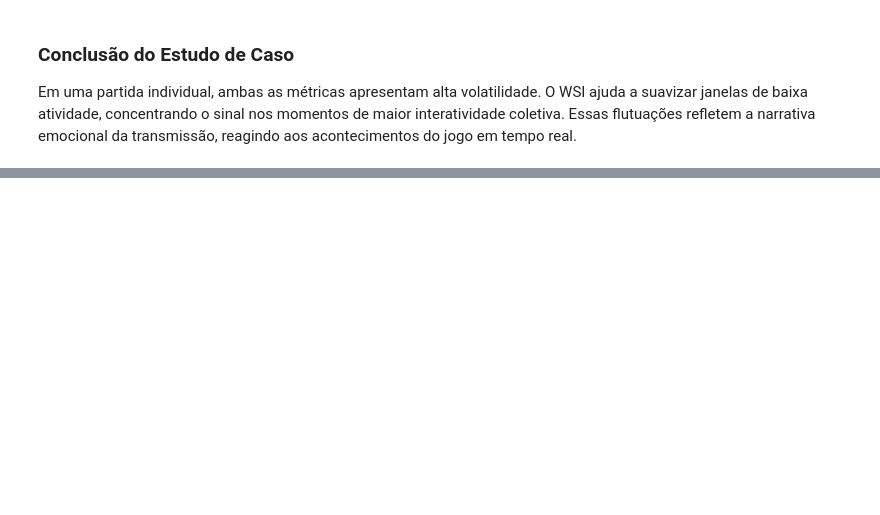
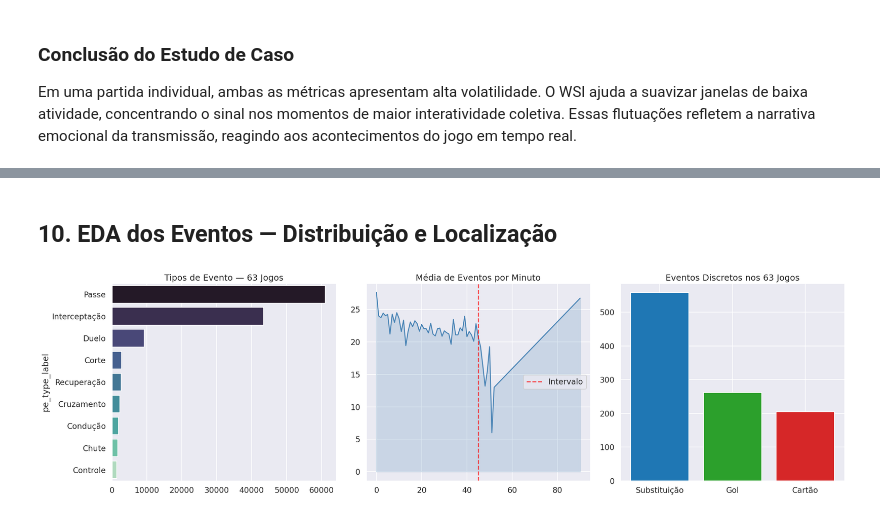
Before and after one commit to IgorJoaquimn/cdaf, a Jupyter notebook: notebooks/TP2_Youtube_EDA.ipynb, the cells around one changed output, grey strips where cells are left out. Saved outputs shown, nothing was run; the diff lists cells and outputs as text; code cells hidden in the pictures; blank space fills up the shorter version.

Commit message:
feat(TP2): Add Events EDA, xT grid and Momentum script

```diff
--- a/notebooks/TP2_Youtube_EDA.ipynb
+++ b/notebooks/TP2_Youtube_EDA.ipynb
@@ -237,0 +328,32 @@ A análise exploratória demonstra que o YouTube Live Chat funciona como um sens
+# %% [markdown]
+## 10. EDA dos Eventos — Distribuição e Localização
+# %%
+fig, axes = plt.subplots(1, 3, figsize=(24, 7))
+
+# Distribuição dos tipos de evento
+type_counts = df_ev['pe_type_label'].value_counts()
+sns.barplot(x=type_counts.values, y=type_counts.index, hue=type_counts.index,
+            palette='mako', legend=False, ax=axes[0])
+axes[0].set_title('Tipos de Evento — 63 Jogos')
+
+# Volume por minuto
+vol_min = df_ev.groupby(['game_id', 'match_minute']).size().reset_index(name='count')
+vol_mean = vol_min.groupby('match_minute')['count'].mean()
+mask_full = (vol_mean.index >= 0) & (vol_mean.index <= 90)
+axes[1].plot(vol_mean.index[mask_full], vol_mean.values[mask_full], color='steelblue', lw=2)
+axes[1].axvline(45, color='red', linestyle='--', alpha=0.7, label='Intervalo')
+axes[1].fill_between(vol_mean.index[mask_full], vol_mean.values[mask_full], alpha=0.2, color='steelblue')
+axes[1].set_title('Média de Eventos por Minuto')
+axes[1].legend()
+
+# Eventos discretos
+disc_counts = df_disc['event_type'].value_counts()
+colors_d = {'Gol': '#2ca02c', 'Cartão': '#d62728', 'Substituição': '#1f77b4'}
+axes[2].bar(disc_counts.index, disc_counts.values,
+            color=[colors_d.get(x, 'gray') for x in disc_counts.index])
+axes[2].set_title(f'Eventos Discretos nos {len(video_mapping)} Jogos')
+
+plt.tight_layout()
+plt.show()
+# %% [output]
+[figure, added]
```
Also changed, not shown: parts of 24 cells of this notebook, 7 other files.
